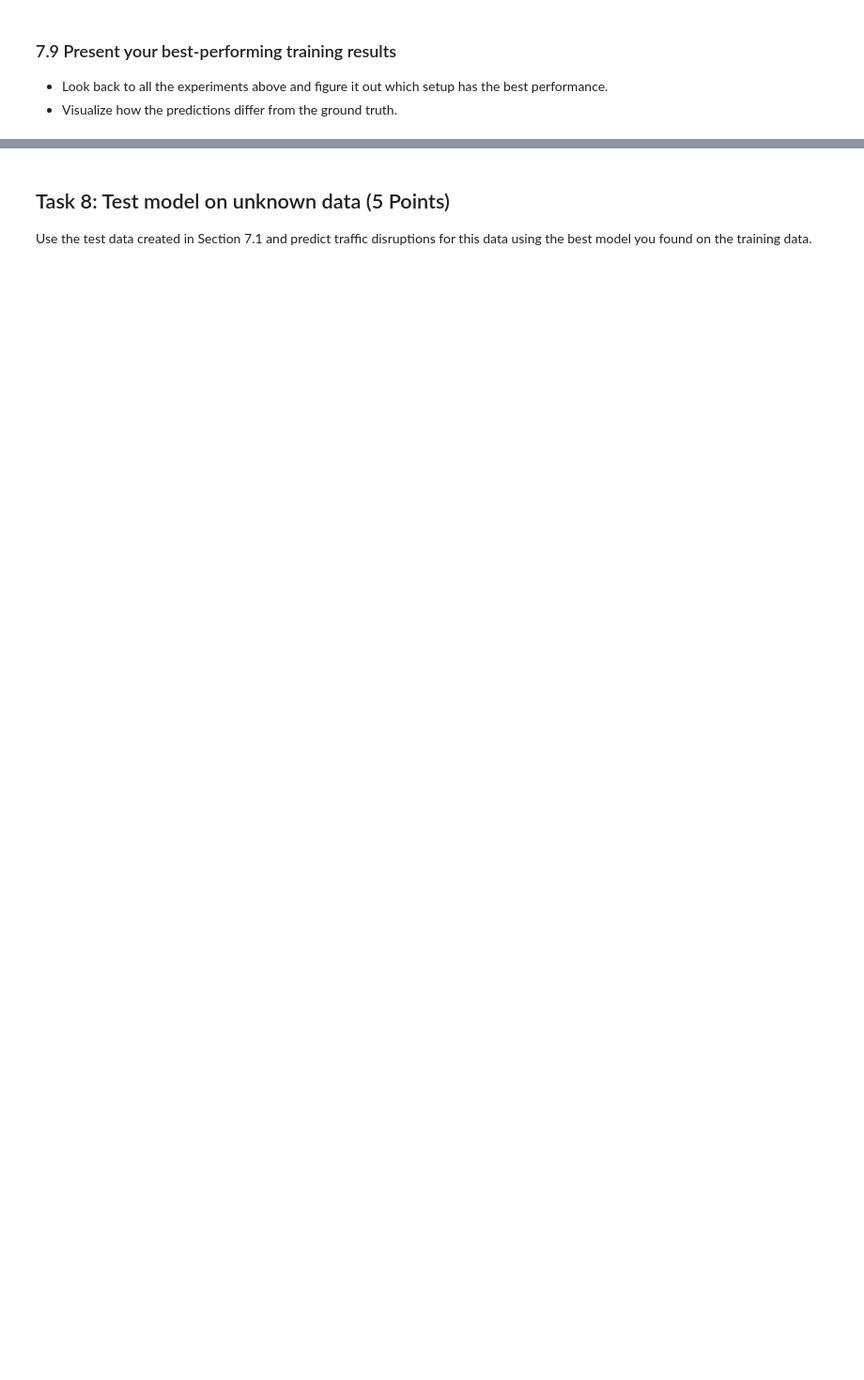
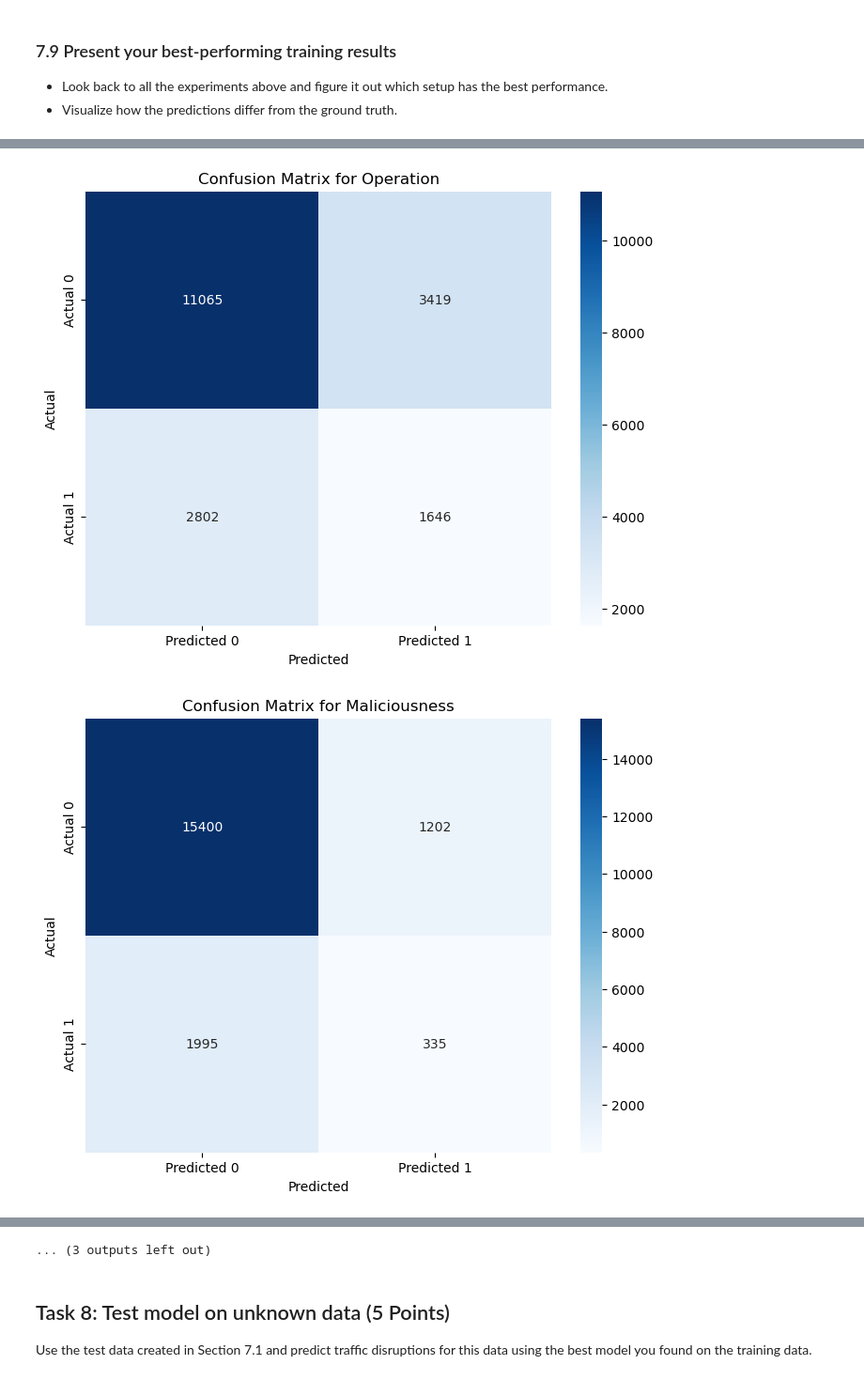
Before and after one commit to lookinALX/Data_Science_and_Co_TU_Wien, a Jupyter notebook: dopp_exercise_1_B.ipynb, the cells around one changed output, grey strips where cells are left out. Shown at 94% size. Cells and saved outputs as stored; diff of their text form; code cells hidden in the pictures; blank space fills up the shorter version.

```diff
--- a/dopp_exercise_1_B.ipynb
+++ b/dopp_exercise_1_B.ipynb
@@ -759,33 +798,35 @@ from sklearn.preprocessing import StandardScaler
 from sklearn.metrics import accuracy_score
 # %%
 # best configuration
-
+data_train = data_processed[['temp_dailyMean', 'hum_dailyMin', 'hum_dailyMax', 'hum_dailyMean', 'bus', 'subway', 'tram', 'class']]
 valid_split = 0.2
 param = "gini"
 model = RandomForestClassifier(random_state=student_id, criterion=param) # KNN was also good but more computationally expensive
 scaler = StandardScaler()
-method = accuracy_score
+method = sklearn.metrics.accuracy_score
 features = ['temp_dailyMean', 'hum_dailyMin', 'hum_dailyMax', 'hum_dailyMean', 'bus', 'subway', 'tram']
 X = data_train[features]
 y = data_train["class"]
-
+print(label_encoder.inverse_transform(y))
 def extract_val_data(X, y, valid_split, random_state):
-    # extract validation data
-
-    # YOUR CODE HERE
-    raise NotImplementedError()
-
+    X_train, X_valid, y_train, y_valid = train_test_split(X, y, test_size=valid_split, random_state=random_state)
     return X_train, y_train, X_valid, y_valid
 
 
 # predictions
 def fit(scaler, model, method, X, y, valid_split, random_state):
+    X_train, y_train, X_valid, y_valid = extract_val_data(X, y, valid_split, random_state)
 
-    # YOUR CODE HERE
-    raise NotImplementedError()
+    pipeline = make_pipeline(scaler, model)
 
-    return y_pred
+    pipeline.fit(X_train, y_train)
+
+    y_pred = pipeline.predict(X_valid)
+
+    return y_pred, y_valid
 
 
-y_pred = fit(scaler, model, method, X, y, valid_split, 42)
+y_pred, y_valid = fit(scaler, model, method, X, y, valid_split, 42)
+print(y_pred)
 y_true = y_valid.values
+print(y_true)
@@ -805,19 +877,27 @@ print(report)
 # %%
 from sklearn.metrics import multilabel_confusion_matrix
 
-# YOUR CODE HERE
-raise NotImplementedError()
+cm = multilabel_confusion_matrix(y_true, y_pred)
+
+labels = label_encoder.classes_
 # %%
 labels = data_processed['disruption'].unique()
 
 # Plot the confusion matrix that was generated in the cell before in a nice format. Each class should have its own representation.
 
 def plot_confusion_matrix(cm, class_name):
 
-    # YOUR CODE HERE
-    raise NotImplementedError()
+    plt.figure(figsize=(8, 6))
+    sns.heatmap(cm, annot=True, fmt='d', cmap='Blues', xticklabels=['Predicted 0', 'Predicted 1'], yticklabels=['Actual 0', 'Actual 1'])
+    plt.title(f'Confusion Matrix for {class_name}')
+    plt.xlabel('Predicted')
+    plt.ylabel('Actual')
+    plt.show()
 
 for class_name in labels:
     class_index = data_processed[data_processed['disruption'] == class_name]['class'].iloc[0]
     class_cm = cm[class_index, :, :]
     plot_confusion_matrix(class_cm, class_name)
+# %% [output]
+[figure, added]
+[figure, added]
@@ -824,3 +914,4 @@ for class_name in labels:
+... (3 outputs left out)
 # %% [markdown]
 ## Task 8: Test model on unknown data (5 Points)
 
```
Also changed, not shown: parts of 20 cells of this notebook.
